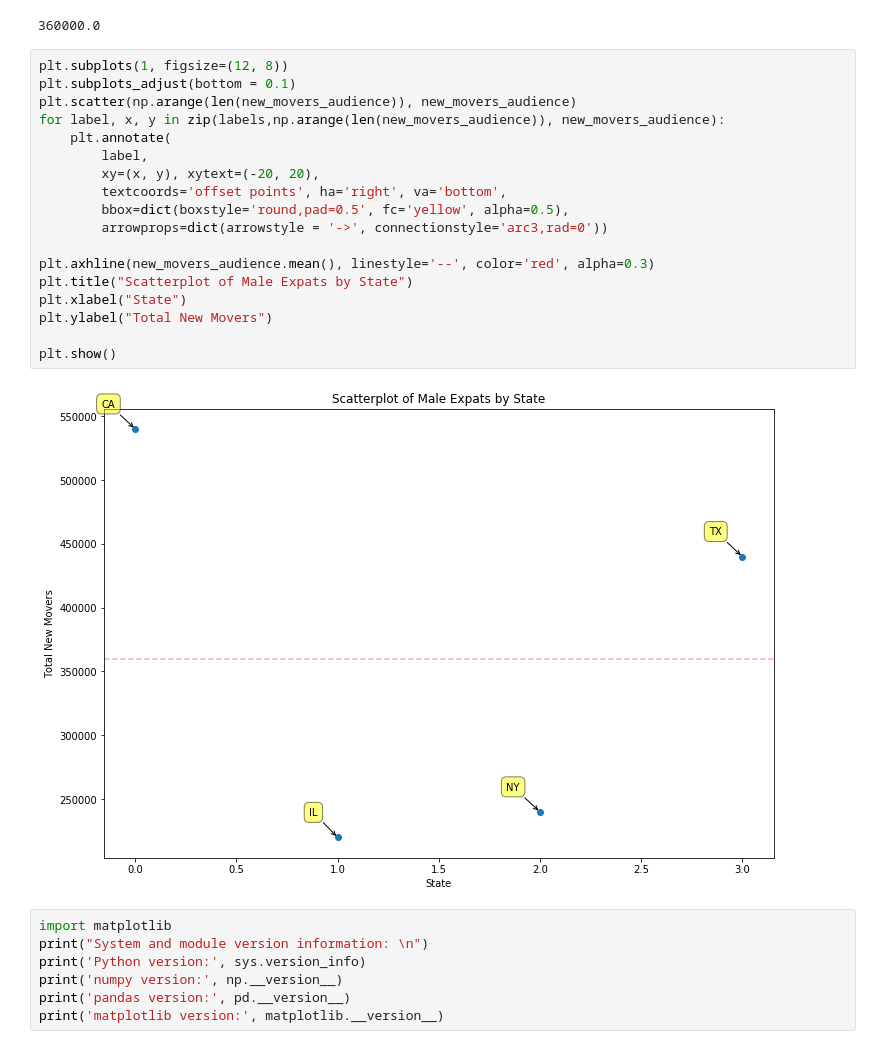
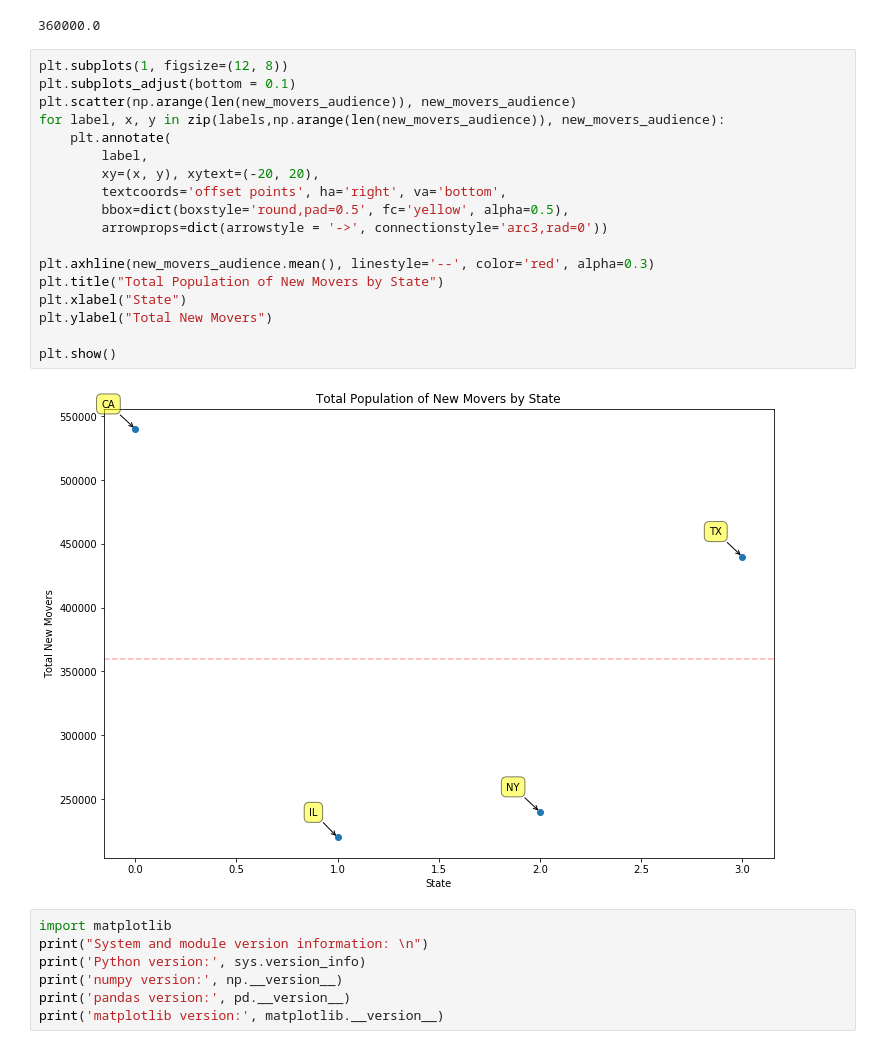
Before and after one commit to CSDE-UW/paa_2017_social_media, a Jupyter notebook: Estimate_Facebook_Audience/notebooks/facebook_demographic_research.ipynb, the cells around one changed output. Drawn from its saved outputs; the diff is of its cells as text.

```diff
--- a/Estimate_Facebook_Audience/notebooks/facebook_demographic_research.ipynb
+++ b/Estimate_Facebook_Audience/notebooks/facebook_demographic_research.ipynb
@@ -433,23 +432,23 @@ new_movers_audience.mean()
 # %%
 plt.subplots(1, figsize=(12, 8))
 plt.subplots_adjust(bottom = 0.1)
 plt.scatter(np.arange(len(new_movers_audience)), new_movers_audience)
 for label, x, y in zip(labels,np.arange(len(new_movers_audience)), new_movers_audience):
     plt.annotate(
         label,
         xy=(x, y), xytext=(-20, 20),
         textcoords='offset points', ha='right', va='bottom',
         bbox=dict(boxstyle='round,pad=0.5', fc='yellow', alpha=0.5),
         arrowprops=dict(arrowstyle = '->', connectionstyle='arc3,rad=0'))
 
 plt.axhline(new_movers_audience.mean(), linestyle='--', color='red', alpha=0.3)
-plt.title("Scatterplot of Male Expats by State")
+plt.title("Total Population of New Movers by State")
 plt.xlabel("State")
 plt.ylabel("Total New Movers")
 
 plt.show()
 # %% [output]
-[figure, old version]
+[figure, new version]
 # %%
 import matplotlib
 print("System and module version information: \n")
```
Also changed, not shown: parts of 10 cells of this notebook, 43 other files.
